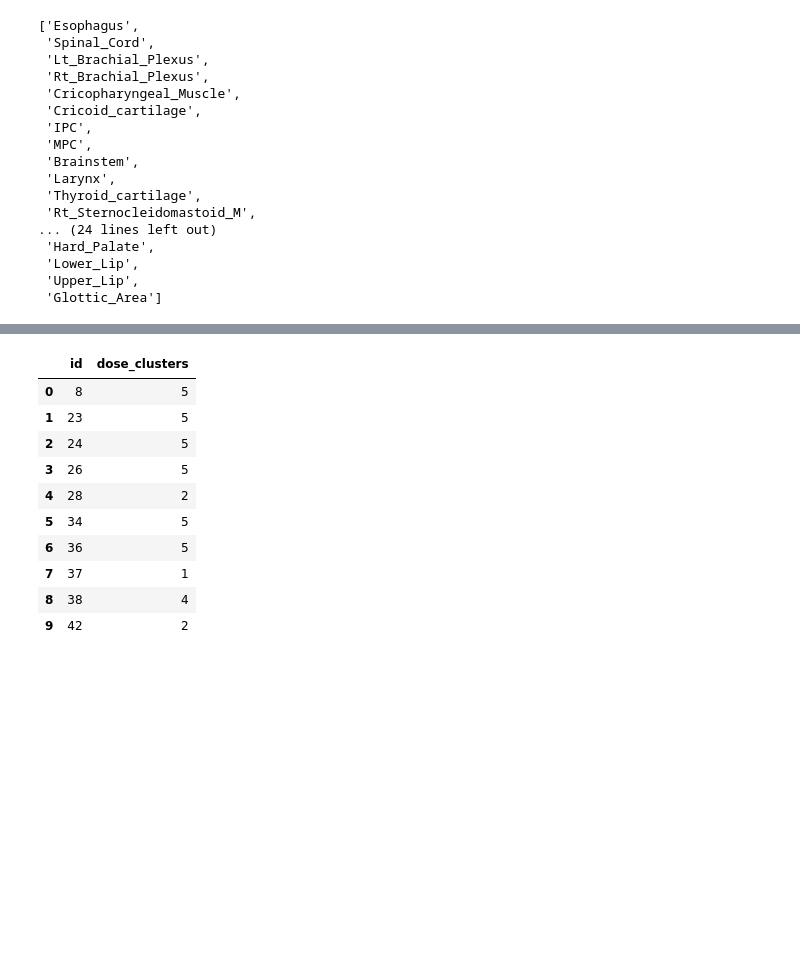
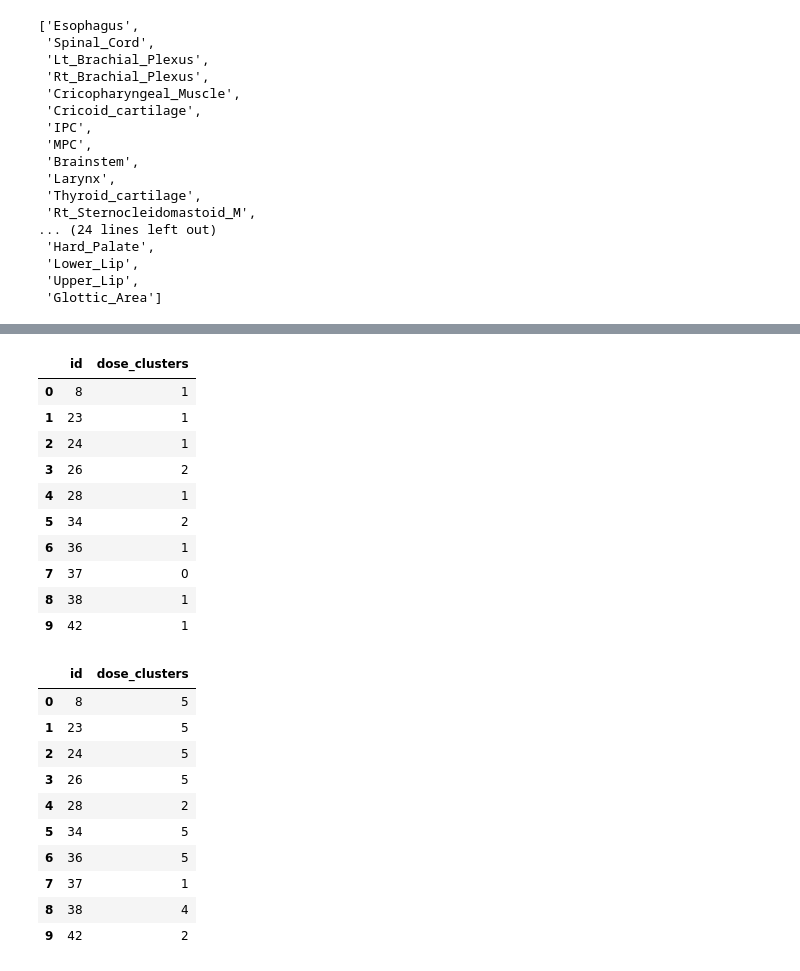
Before and after one commit to ScheWann/QubbedDataAnalysis, a Jupyter notebook: python/3.Clustering_Tutorial_20260421.ipynb, the cells around one changed output, grey strips where cells are left out. Saved outputs shown, nothing was run; the diff lists cells and outputs as text; code cells hidden in the pictures; blank space fills up the shorter version.

```diff
--- a/python/3.Clustering_Tutorial_20260421.ipynb
+++ b/python/3.Clustering_Tutorial_20260421.ipynb
@@ -244,0 +304,39 @@ clusters[['id','dose_clusters']].iloc[0:10]
+# %%
+def get_high_dose_cluster_id(df, organs):
+    organ_positions = [Const.organ_list.index(o) for o in organs]
+
+    def total_mean_dose(row):
+        mean_dose_array = np.array(row['mean_dose']).astype(float)
+        return mean_dose_array[organ_positions].sum()
+
+    temp = df.copy()
+    temp['drymouth_total_mean_dose'] = temp.apply(total_mean_dose, axis=1)
+
+    cluster_summary = temp.groupby('dose_clusters').agg(
+        n_patients=('id', 'nunique'),
+        mean_total_dose=('drymouth_total_mean_dose', 'mean')
+    )
+
+    high_dose_cluster_id = cluster_summary['mean_total_dose'].idxmax()
+
+    print("Patients and mean total dose by cluster:")
+    print(cluster_summary)
+    print("\nHigh-dose cluster id:", high_dose_cluster_id)
+
+    return high_dose_cluster_id, temp, cluster_summary
+
+
+high_dose_cluster_id, clusters, cluster_summary = get_high_dose_cluster_id(clusters, [
+        'Lt_Parotid_Gland',
+        'Rt_Parotid_Gland',
+        'Lt_Submandibular_Gland',
+        'Rt_Submandibular_Gland',
+        'Extended_Oral_Cavity',
+        'Soft_Palate',
+        'Tongue',
+    ],
+)
+
+clusters['drymouth_HD'] = clusters['dose_clusters'] == high_dose_cluster_id
+
+clusters[['id', 'dose_clusters', 'drymouth_total_mean_dose', 'drymouth_HD']].head()
@@ -251,7 +364,19 @@ output_df.to_csv('dose_clusters_20260421.csv', index=False)
 # %%
 #clusters are ordered by mean_dose in reorder_clusters column (change the "by" argument to reorder clusters to change)
 #this orders by the average number of people with t3 or t4
-reorder_clusters(clusters,'dose_clusters',by='t_severe')[['id','dose_clusters']].iloc[0:10]
+reorder_clusters(clusters,'dose_clusters',by='total_mean_dose')[['id','dose_clusters']].iloc[0:10]
+# %% [output]
+|  | id | dose_clusters |
+| 0 | 8 | 1 |
+| 1 | 23 | 1 |
+| 2 | 24 | 1 |
+| 3 | 26 | 2 |
+| 4 | 28 | 1 |
+| 5 | 34 | 2 |
+| 6 | 36 | 1 |
+| 7 | 37 | 0 |
+| 8 | 38 | 1 |
+| 9 | 42 | 1 |
 # %%
 #We can also add in custom clustering and reducers
 #reducers are e.g. dimensionality reduction done before the clustering
```
Also changed, not shown: parts of 15 cells of this notebook, 2 other files.
